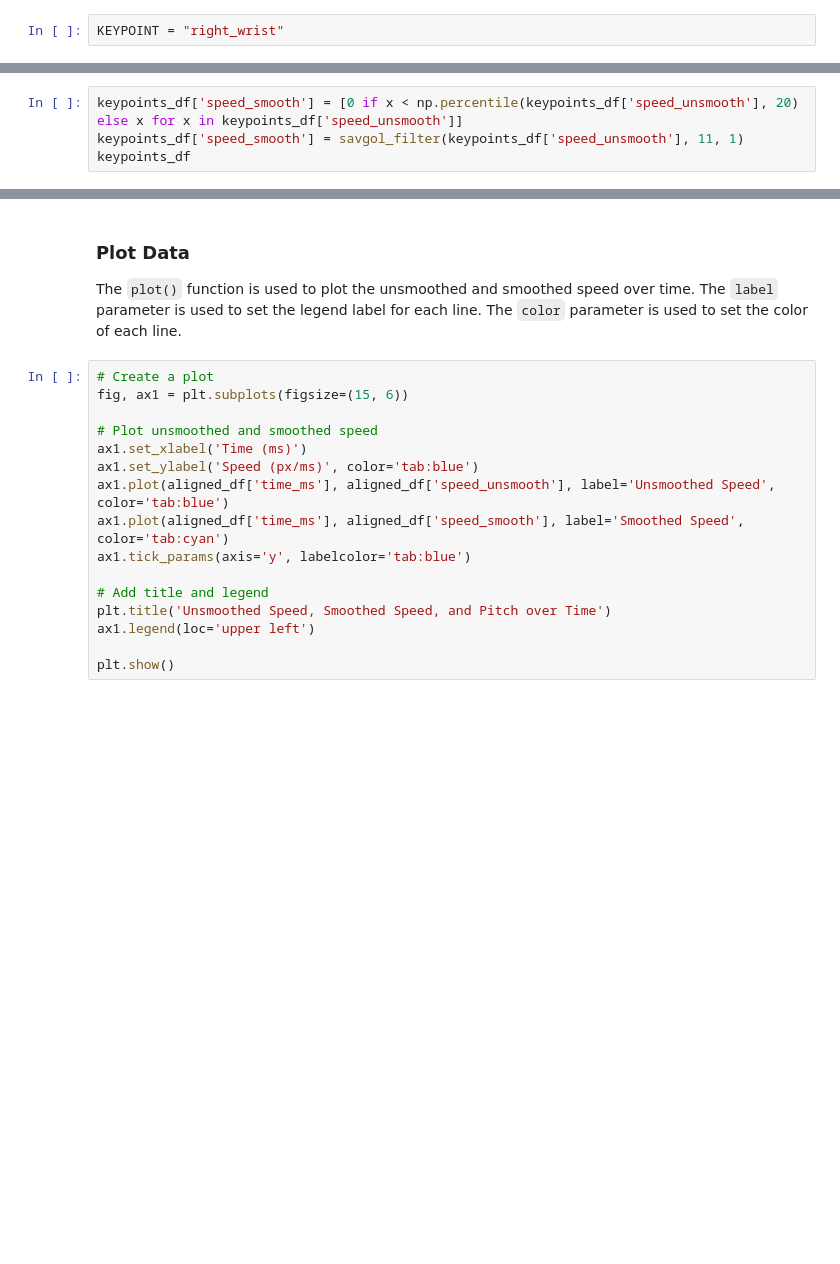
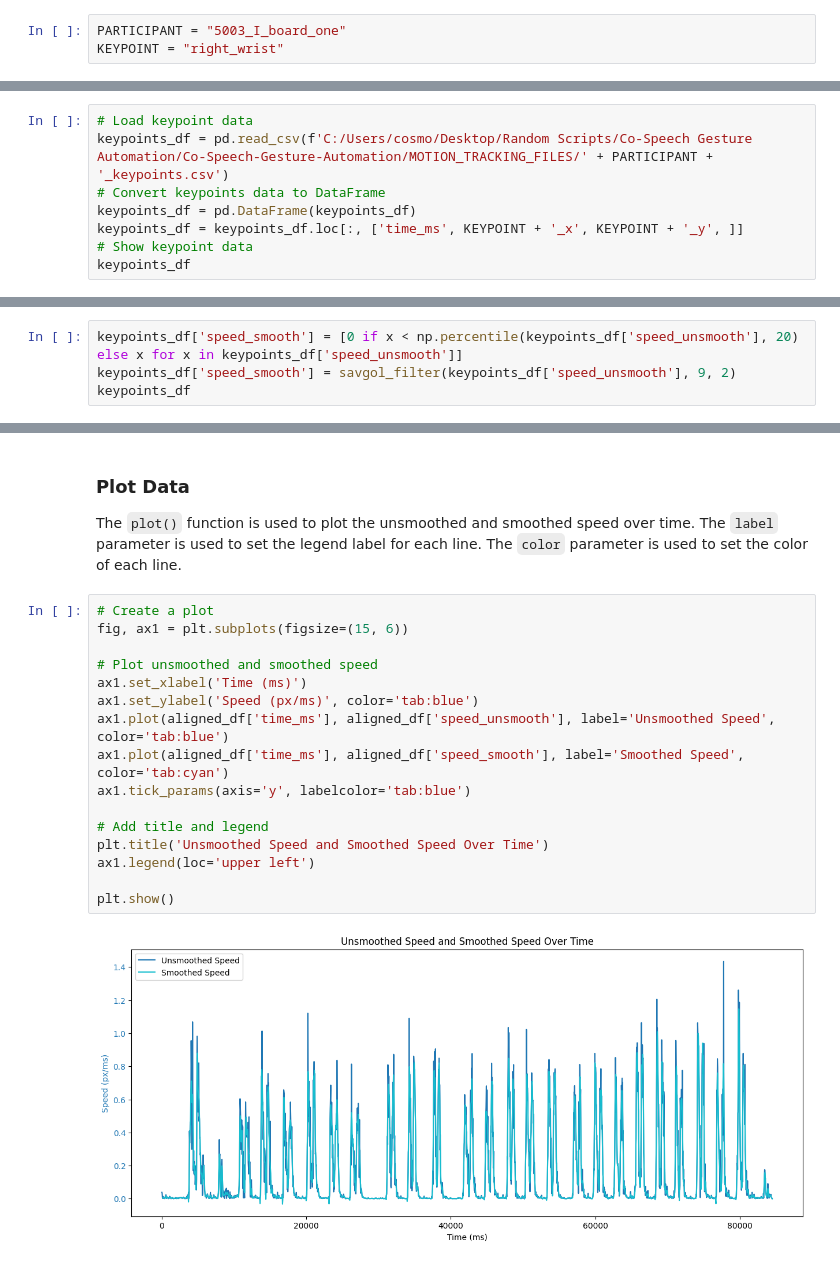
Before and after one commit to walterdych/Co-Speech-Gesture-Automation, a Jupyter notebook: SUPER_COMPUTING_SCRIPTS/2_speed_align_notebook.ipynb, the cells around one changed output, grey strips where cells are left out. Drawn from its saved outputs; the diff is of its cells as text; blank space fills up the shorter version.

```diff
--- a/SUPER_COMPUTING_SCRIPTS/2_speed_align_notebook.ipynb
+++ b/SUPER_COMPUTING_SCRIPTS/2_speed_align_notebook.ipynb
@@ -49,4 +65,5 @@ Luckily, we have created a dictionary of the keypoints and can now refer to them
   </tr>
 </table>
 # %%
+PARTICIPANT = "5003_I_board_one"
 KEYPOINT = "right_wrist"
@@ -52,0 +73,8 @@ KEYPOINT = "right_wrist"
+# %%
+# Load keypoint data
+keypoints_df = pd.read_csv(f'C:/Users/cosmo/Desktop/Random Scripts/Co-Speech Gesture Automation/Co-Speech-Gesture-Automation/MOTION_TRACKING_FILES/' + PARTICIPANT + '_keypoints.csv')
+# Convert keypoints data to DataFrame
+keypoints_df = pd.DataFrame(keypoints_df)
+keypoints_df = keypoints_df.loc[:, ['time_ms', KEYPOINT + '_x', KEYPOINT + '_y', ]]
+# Show keypoint data
+keypoints_df
@@ -72,5 +114,5 @@ The `np.percentile()` function is used to calculate the 20th percentile of the `
 Overall, this code block is used to smooth the values in the `speed_unsmooth` column of a DataFrame using a Savitzky-Golay filter, and remove low-speed outliers from the data. Possible ways to improve the code include adding comments to explain the purpose of each line of code, and using more descriptive variable names.
 # %%
 keypoints_df['speed_smooth'] = [0 if x < np.percentile(keypoints_df['speed_unsmooth'], 20) else x for x in keypoints_df['speed_unsmooth']]
-keypoints_df['speed_smooth'] = savgol_filter(keypoints_df['speed_unsmooth'], 11, 1)
+keypoints_df['speed_smooth'] = savgol_filter(keypoints_df['speed_unsmooth'], 9, 2)
 keypoints_df
@@ -106,16 +170,18 @@ The `plot()` function is used to plot the unsmoothed and smoothed speed over tim
 # %%
 # Create a plot
 fig, ax1 = plt.subplots(figsize=(15, 6))
 
 # Plot unsmoothed and smoothed speed
 ax1.set_xlabel('Time (ms)')
 ax1.set_ylabel('Speed (px/ms)', color='tab:blue')
 ax1.plot(aligned_df['time_ms'], aligned_df['speed_unsmooth'], label='Unsmoothed Speed', color='tab:blue')
 ax1.plot(aligned_df['time_ms'], aligned_df['speed_smooth'], label='Smoothed Speed', color='tab:cyan')
 ax1.tick_params(axis='y', labelcolor='tab:blue')
 
 # Add title and legend
-plt.title('Unsmoothed Speed, Smoothed Speed, and Pitch over Time')
+plt.title('Unsmoothed Speed and Smoothed Speed Over Time')
 ax1.legend(loc='upper left')
 
 plt.show()
+# %% [output]
+[figure, added]
```
Also changed, not shown: parts of 8 cells of this notebook, 9 other files.
